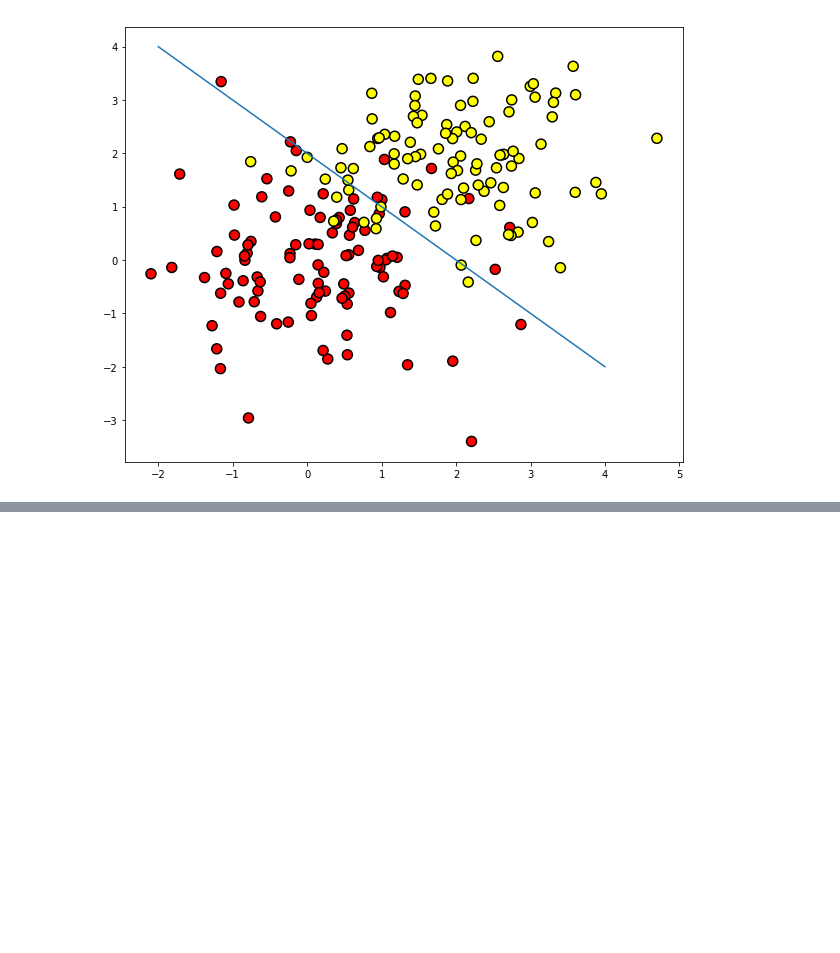
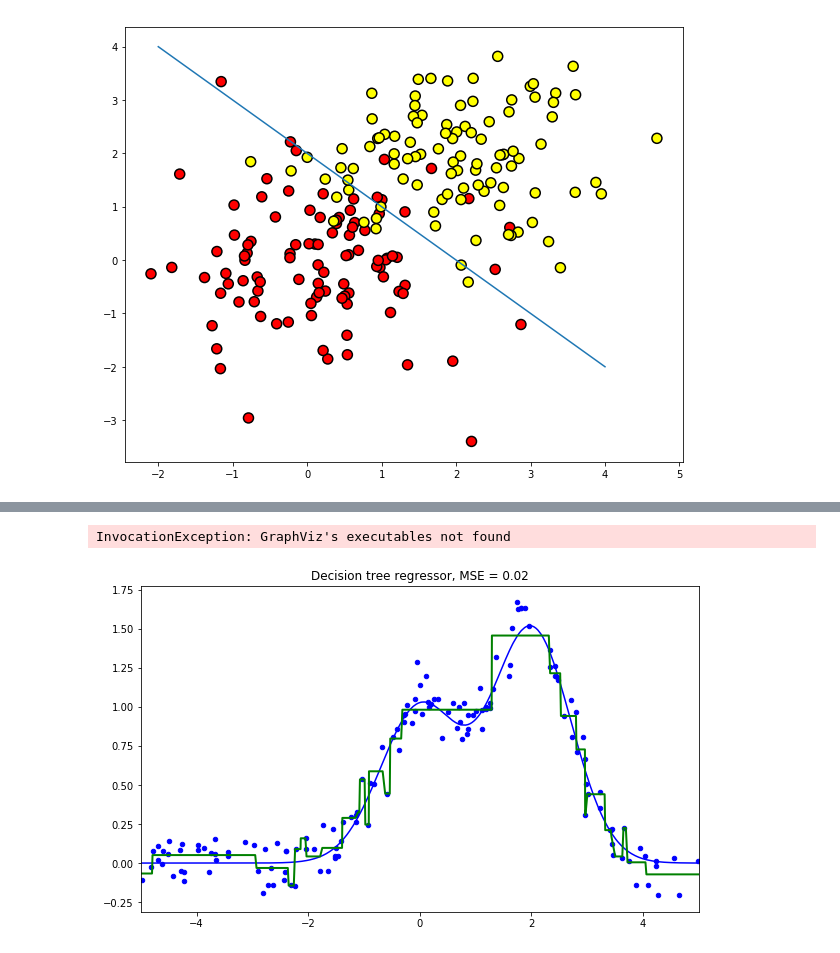
Before and after one commit to dmuml10/mlcourse.ai, a Jupyter notebook: Assignment3/Topic3.ipynb, the cells around one changed output, grey strips where cells are left out. Saved outputs shown, nothing was run; the diff lists cells and outputs as text; code cells hidden in the pictures; blank space fills up the shorter version.

```diff
--- a/Assignment3/Topic3.ipynb
+++ b/Assignment3/Topic3.ipynb
@@ -65,0 +150,44 @@ cmap='autumn', edgecolors='black', linewidth=1.5);
+# %%
+dot_data = StringIO()
+export_graphviz(age_sal_tree, feature_names=['Age', 'Salary'],
+                out_file=dot_data, filled=True)
+graph = pydotplus.graph_from_dot_data(dot_data.getvalue())
+Image(value=graph.create_png())
+# %% [output]
+InvocationException: GraphViz's executables not found
+# %%
+n_train = 150
+n_test = 1000
+noise = 0.1
+
+def f(x):
+    x = x.ravel()
+    return np.exp(-x ** 2) + 1.5 * np.exp(-(x - 2) ** 2)
+
+def generate(n_samples, noise):
+    X = np.random.rand(n_samples) * 10 - 5
+    X = np.sort(X).ravel()
+    y = np.exp(-X ** 2) + 1.5 * np.exp(-(X - 2) ** 2) + \
+    np.random.normal(0.0, noise, n_samples)
+    X = X.reshape((n_samples, 1))
+    return X, y
+
+X_train, y_train = generate(n_samples=n_train, noise=noise)
+X_test, y_test = generate(n_samples=n_test, noise=noise)
+
+from sklearn.tree import DecisionTreeRegressor
+
+reg_tree = DecisionTreeRegressor(max_depth=5, random_state=17)
+
+reg_tree.fit(X_train, y_train)
+reg_tree_pred = reg_tree.predict(X_test)
+
+plt.figure(figsize=(10, 6))
+plt.plot(X_test, f(X_test), "b")
+plt.scatter(X_train, y_train, c="b", s=20)
+plt.plot(X_test, reg_tree_pred, "g", lw=2)
+plt.xlim([-5, 5])
+plt.title("Decision tree regressor, MSE = %.2f" % (np.sum((y_test - reg_tree_pred) ** 2) / n_test))
+plt.show()
+# %% [output]
+[figure, added]
```
Also changed, not shown: parts of 38 cells of this notebook.
